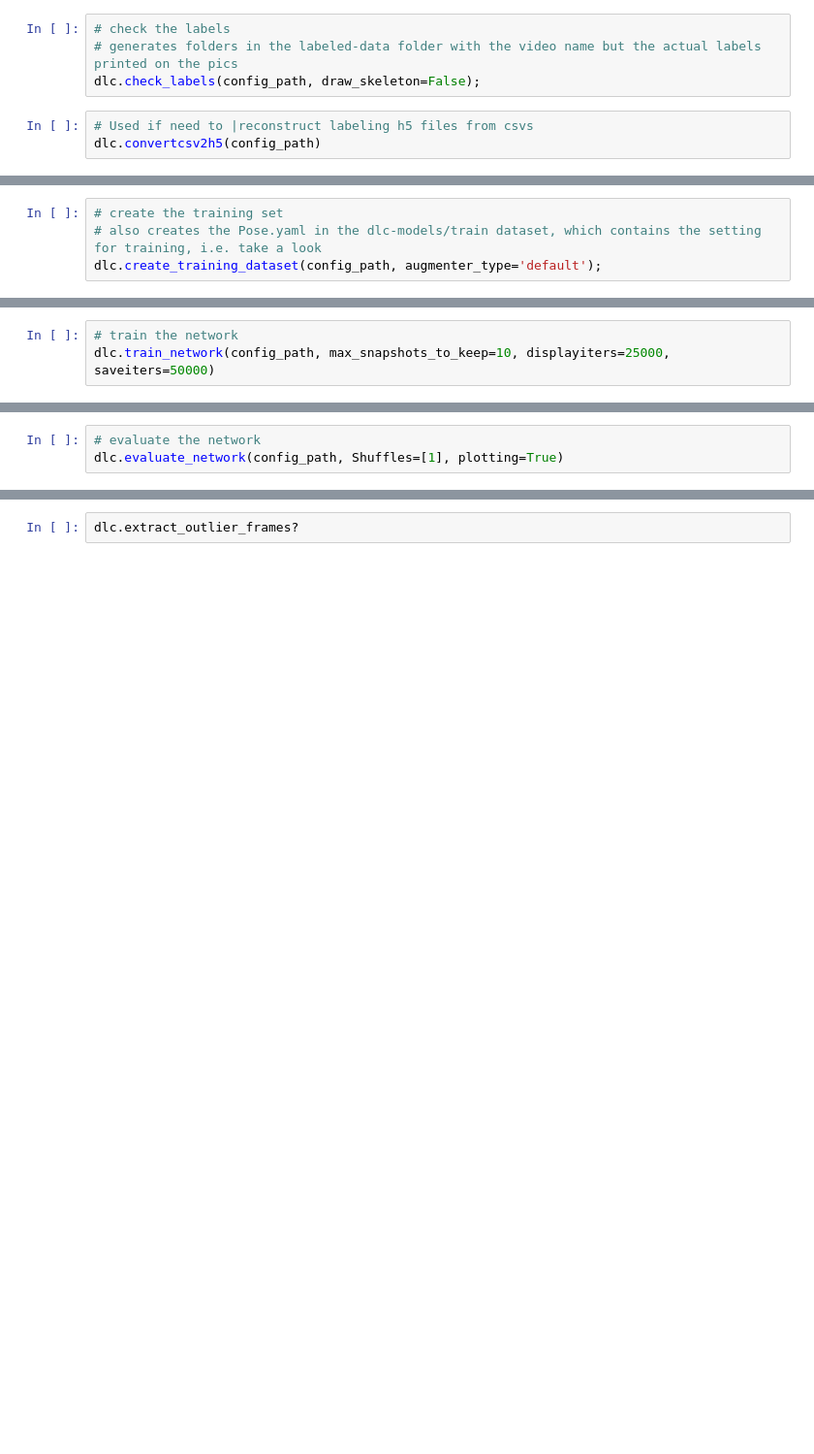
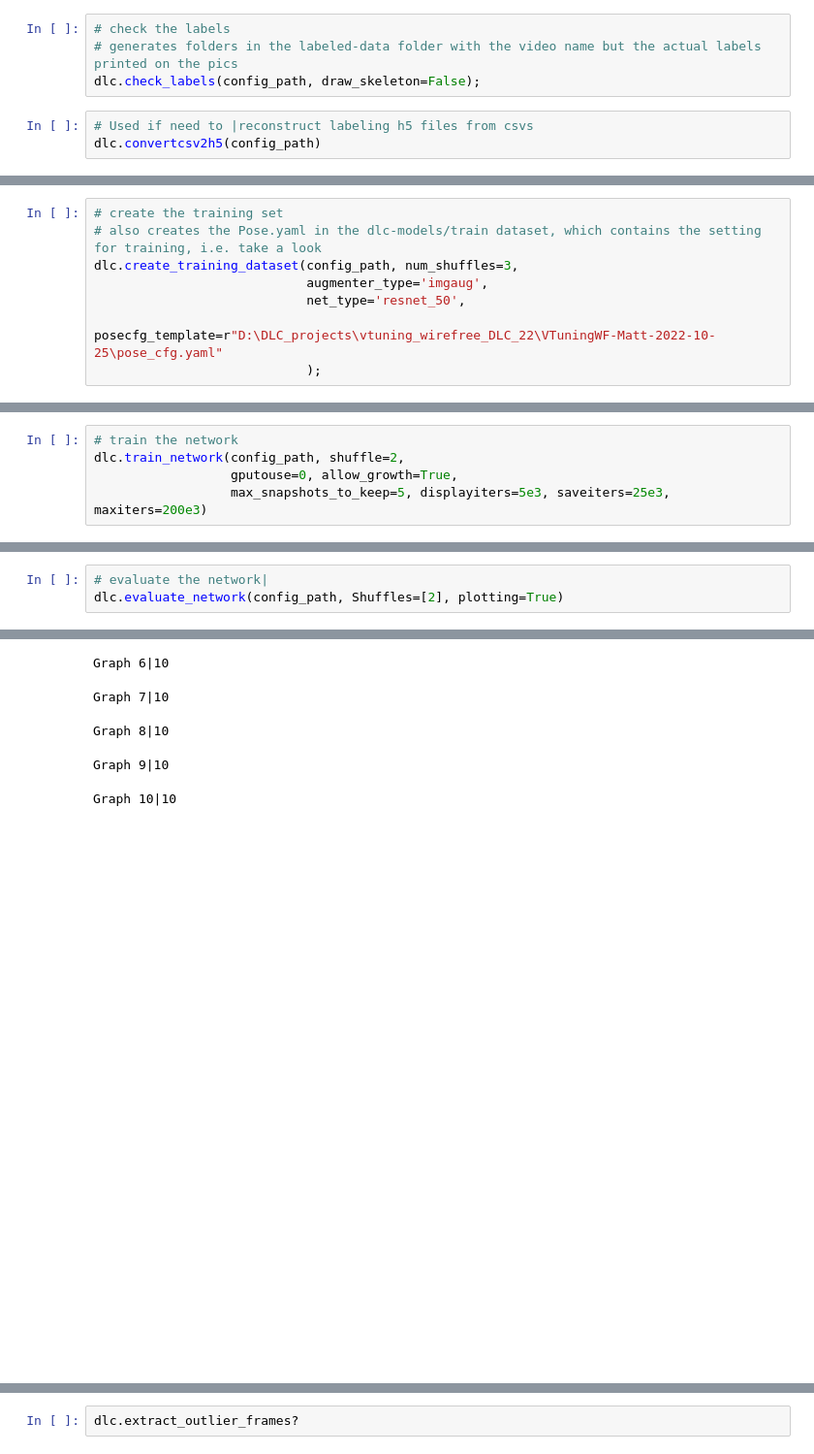
Before and after one commit to drguggiana/prey_capture, a Jupyter notebook: DLC_VTuning_label_train_evaluate.ipynb, the cells around one changed output, grey strips where cells are left out. Shown at 97% size. Saved outputs shown, nothing was run; the diff lists cells and outputs as text; blank space fills up the shorter version.

Commit message:
Updates for wirefree

```diff
--- a/DLC_VTuning_label_train_evaluate.ipynb
+++ b/DLC_VTuning_label_train_evaluate.ipynb
@@ -103,5 +108,9 @@ dlc.convertcsv2h5(config_path)
 # %%
 # create the training set
 # also creates the Pose.yaml in the dlc-models/train dataset, which contains the setting for training, i.e. take a look
-dlc.create_training_dataset(config_path, augmenter_type='default');
+dlc.create_training_dataset(config_path, num_shuffles=3,
+                            augmenter_type='imgaug',
+                            net_type='resnet_50',
+                            posecfg_template=r"D:\DLC_projects\vtuning_wirefree_DLC_22\VTuningWF-Matt-2022-10-25\pose_cfg.yaml"
+                            );
 # %% [output]
@@ -109,6 +128,8 @@ The training dataset is successfully created. Use the function 'train_network' t
 # %%
 # train the network
-dlc.train_network(config_path, max_snapshots_to_keep=10, displayiters=25000, saveiters=50000)
+dlc.train_network(config_path, shuffle=2,
+                  gputouse=0, allow_growth=True,
+                  max_snapshots_to_keep=5, displayiters=5e3, saveiters=25e3, maxiters=200e3)
 # %% [output]
 Config:
 {'all_joints': [[0], [1], [2], [3], [4], [5], [6], [7], [8], [9], [10], [11]],
@@ -154,6 +180,6 @@ KeyboardInterrupt:
 # %%
-# evaluate the network
-dlc.evaluate_network(config_path, Shuffles=[1], plotting=True)
+# evaluate the network|
+dlc.evaluate_network(config_path, Shuffles=[2], plotting=True)
 # %% [output]
 Config:
 {'all_joints': [[0], [1], [2], [3], [4], [5], [6], [7], [8], [9], [10], [11]],
@@ -188 +226,7 @@ Otherwise consider retraining the network (see DeepLabCut workflow Fig 2)
+Graph 6|10
+Graph 7|10
+Graph 8|10
+Graph 9|10
+Graph 10|10
+[figure, added]
 # %%
```
Also changed, not shown: parts of 20 cells of this notebook, 3 other files.
